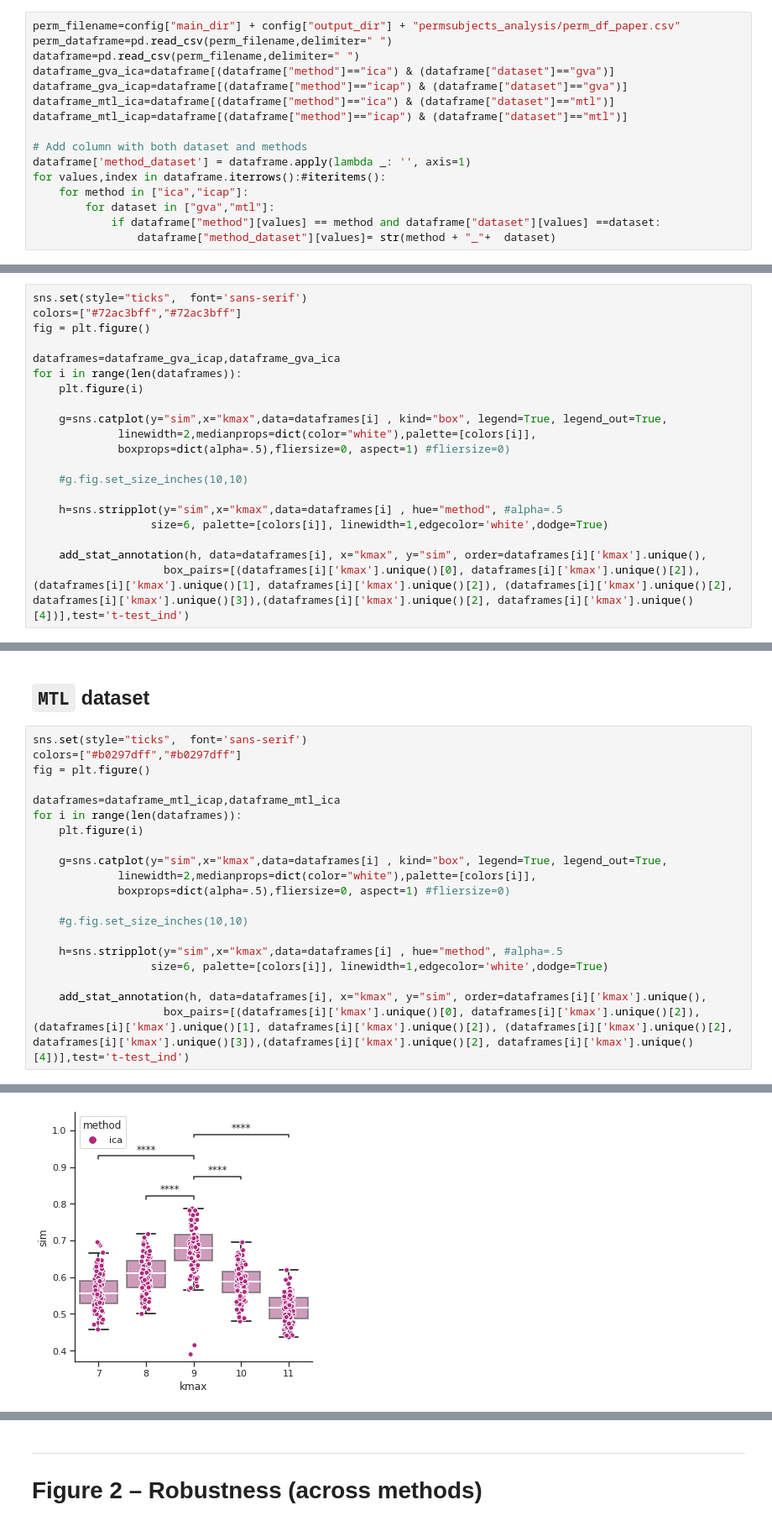
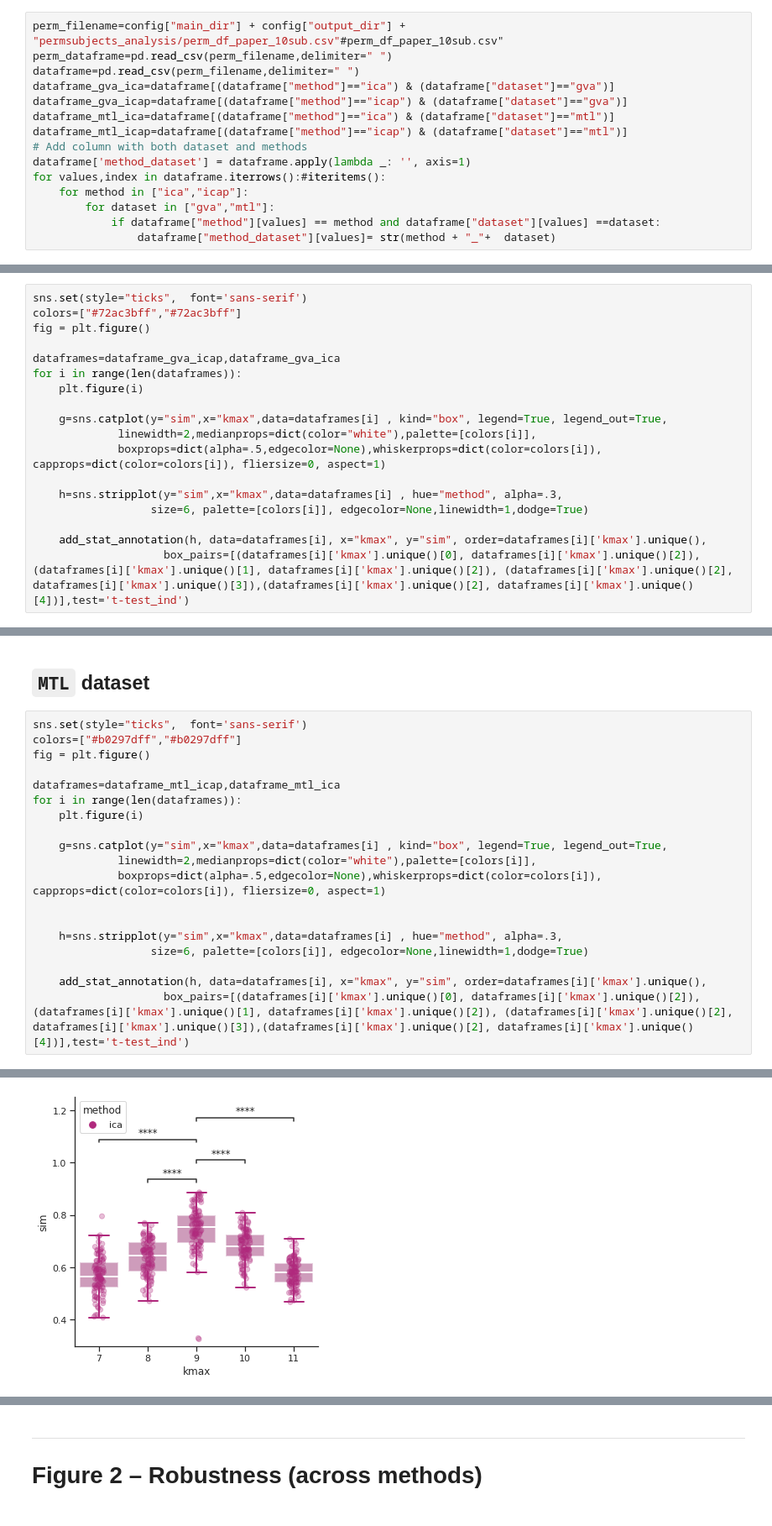
Before and after one commit to NawalK/hc_project_analyses, a Jupyter notebook: notebook/analysis_spine_only_paper_stats.ipynb, the cells around one changed output, grey strips where cells are left out. Shown at 84% size. Drawn from its saved outputs; the diff is of its cells as text.

```diff
--- a/notebook/analysis_spine_only_paper_stats.ipynb
+++ b/notebook/analysis_spine_only_paper_stats.ipynb
@@ -60,14 +57,13 @@ with open('../config/config_spine_only_CL.json') as config_file:
 
 # Figure 1 – Defining number of components
 # %%
-perm_filename=config["main_dir"] + config["output_dir"] + "permsubjects_analysis/perm_df_paper.csv"
+perm_filename=config["main_dir"] + config["output_dir"] + "permsubjects_analysis/perm_df_paper_10sub.csv"#perm_df_paper_10sub.csv"
 perm_dataframe=pd.read_csv(perm_filename,delimiter=" ")
 dataframe=pd.read_csv(perm_filename,delimiter=" ")
 dataframe_gva_ica=dataframe[(dataframe["method"]=="ica") & (dataframe["dataset"]=="gva")]
 dataframe_gva_icap=dataframe[(dataframe["method"]=="icap") & (dataframe["dataset"]=="gva")]
 dataframe_mtl_ica=dataframe[(dataframe["method"]=="ica") & (dataframe["dataset"]=="mtl")]
 dataframe_mtl_icap=dataframe[(dataframe["method"]=="icap") & (dataframe["dataset"]=="mtl")]
-
 # Add column with both dataset and methods
 dataframe['method_dataset'] = dataframe.apply(lambda _: '', axis=1)
 for values,index in dataframe.iterrows():#iteritems():
@@ -93,12 +88,10 @@ for i in range(len(dataframes)):
 
     g=sns.catplot(y="sim",x="kmax",data=dataframes[i] , kind="box", legend=True, legend_out=True,
              linewidth=2,medianprops=dict(color="white"),palette=[colors[i]],
-             boxprops=dict(alpha=.5),fliersize=0, aspect=1) #fliersize=0)
+             boxprops=dict(alpha=.5,edgecolor=None),whiskerprops=dict(color=colors[i]), capprops=dict(color=colors[i]), fliersize=0, aspect=1)
 
-    #g.fig.set_size_inches(10,10)
-
-    h=sns.stripplot(y="sim",x="kmax",data=dataframes[i] , hue="method", #alpha=.5
-                  size=6, palette=[colors[i]], linewidth=1,edgecolor='white',dodge=True)
+    h=sns.stripplot(y="sim",x="kmax",data=dataframes[i] , hue="method", alpha=.3,
+                  size=6, palette=[colors[i]], edgecolor=None,linewidth=1,dodge=True)
 
     add_stat_annotation(h, data=dataframes[i], x="kmax", y="sim", order=dataframes[i]['kmax'].unique(),
                     box_pairs=[(dataframes[i]['kmax'].unique()[0], dataframes[i]['kmax'].unique()[2]), (dataframes[i]['kmax'].unique()[1], dataframes[i]['kmax'].unique()[2]), (dataframes[i]['kmax'].unique()[2], dataframes[i]['kmax'].unique()[3]),(dataframes[i]['kmax'].unique()[2], dataframes[i]['kmax'].unique()[4])],test='t-test_ind')
@@ -137,12 +177,11 @@ for i in range(len(dataframes)):
 
     g=sns.catplot(y="sim",x="kmax",data=dataframes[i] , kind="box", legend=True, legend_out=True,
              linewidth=2,medianprops=dict(color="white"),palette=[colors[i]],
-             boxprops=dict(alpha=.5),fliersize=0, aspect=1) #fliersize=0)
+             boxprops=dict(alpha=.5,edgecolor=None),whiskerprops=dict(color=colors[i]), capprops=dict(color=colors[i]), fliersize=0, aspect=1)
 
-    #g.fig.set_size_inches(10,10)
 
-    h=sns.stripplot(y="sim",x="kmax",data=dataframes[i] , hue="method", #alpha=.5
-                  size=6, palette=[colors[i]], linewidth=1,edgecolor='white',dodge=True)
+    h=sns.stripplot(y="sim",x="kmax",data=dataframes[i] , hue="method", alpha=.3,
+                  size=6, palette=[colors[i]], edgecolor=None,linewidth=1,dodge=True)
 
     add_stat_annotation(h, data=dataframes[i], x="kmax", y="sim", order=dataframes[i]['kmax'].unique(),
                     box_pairs=[(dataframes[i]['kmax'].unique()[0], dataframes[i]['kmax'].unique()[2]), (dataframes[i]['kmax'].unique()[1], dataframes[i]['kmax'].unique()[2]), (dataframes[i]['kmax'].unique()[2], dataframes[i]['kmax'].unique()[3]),(dataframes[i]['kmax'].unique()[2], dataframes[i]['kmax'].unique()[4])],test='t-test_ind')
@@ -170 +209 @@ p-value annotation legend:
-[figure, old version]
+[figure, new version]
```
Also changed, not shown: parts of 19 cells of this notebook, 6 other files.
